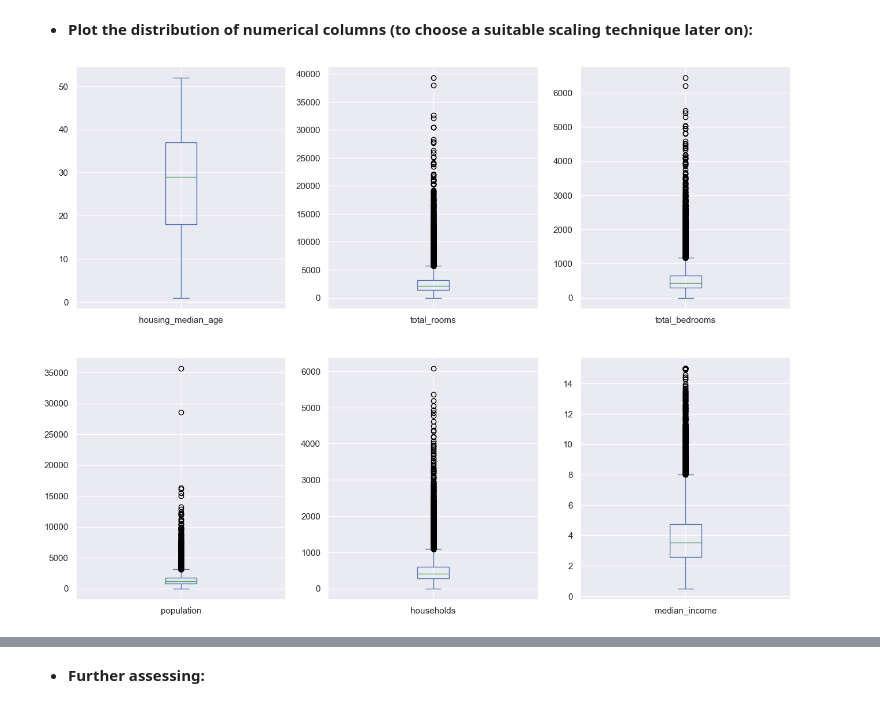
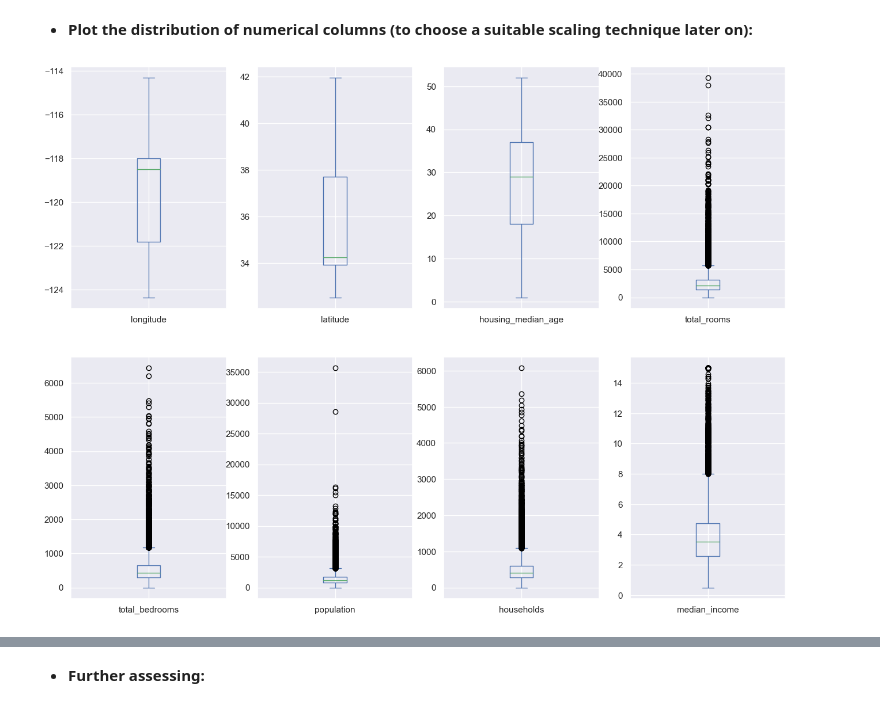
Before and after one commit to mohebmaher/GDSC-Core-Team-Training, a Jupyter notebook: Assignment-05/assignment_05.ipynb, the cells around one changed output, grey strips where cells are left out. Cells and saved outputs as stored; diff of their text form; code cells hidden in the pictures.

```diff
--- a/Assignment-05/assignment_05.ipynb
+++ b/Assignment-05/assignment_05.ipynb
@@ -104,13 +108,15 @@ cal_housing_prices.drop(columns=["longitude", "latitude"]).describe().transpose(
 # %% [markdown]
 - **Plot the distribution of numerical columns (to choose a suitable scaling technique later on):**
 # %%
-# List all numerical columns except the target & redundant ones:
-cols = ["housing_median_age", "total_rooms", "total_bedrooms", "population", "households", "median_income"]
+# List all columns according to dtype:
+cat_cols = cal_housing_prices.select_dtypes(include="object").columns.tolist()
+target_col = ["median_house_value"]
+num_cols = [c for c in cal_housing_prices.columns if c not in (cat_cols + target_col)]
 # %%
-# Plot the distrubution of all numerical columns (except the target):
-fig, axs = plt.subplots(2, 3, figsize=(16, 12))
+# Plot the distrubution of all numerical columns using boxplot (except the target):
+fig, axs = plt.subplots(2, 4, figsize=(16, 12))
 axs = axs.flatten()
-for col, ax in zip(cols, axs):
+for col, ax in zip(num_cols, axs):
     cal_housing_prices[col].plot.box(ax=ax)
 # %% [output]
-[figure, old version]
+[figure, new version]
```
Also changed, not shown: parts of 37 cells of this notebook.
